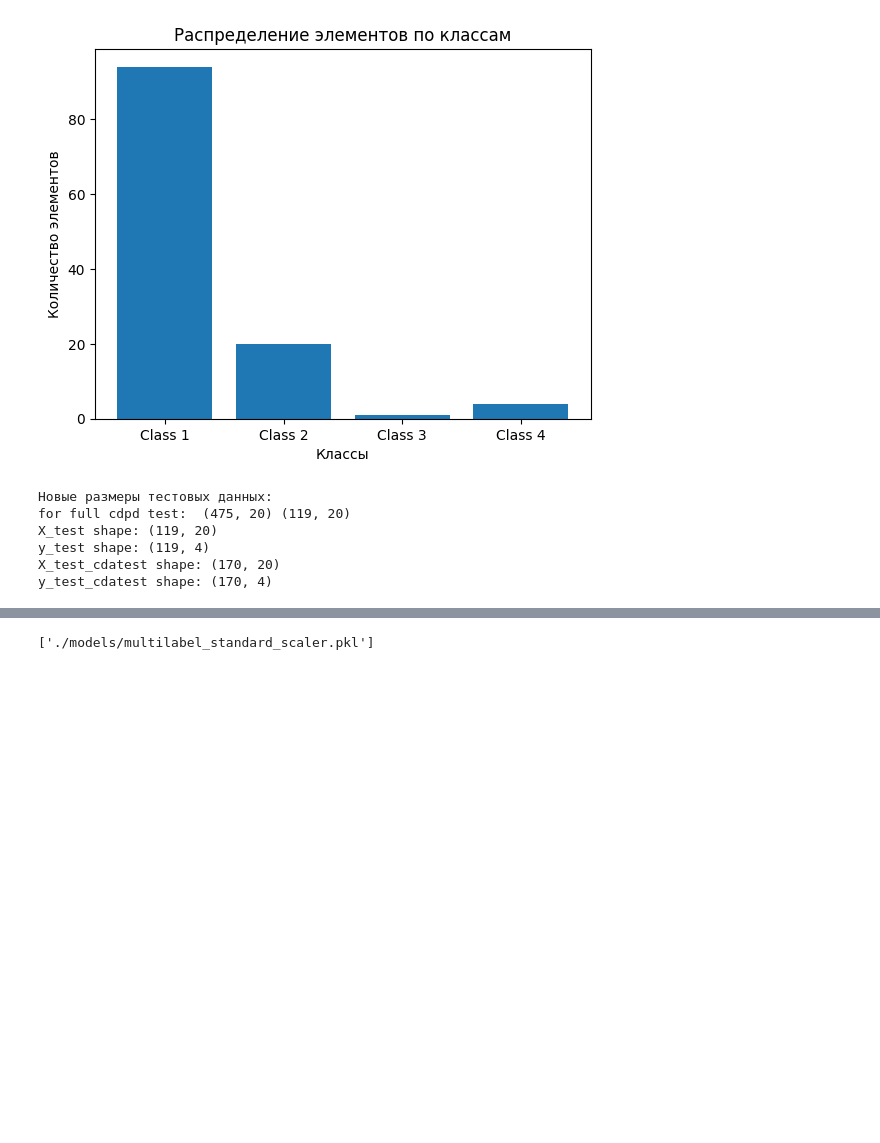
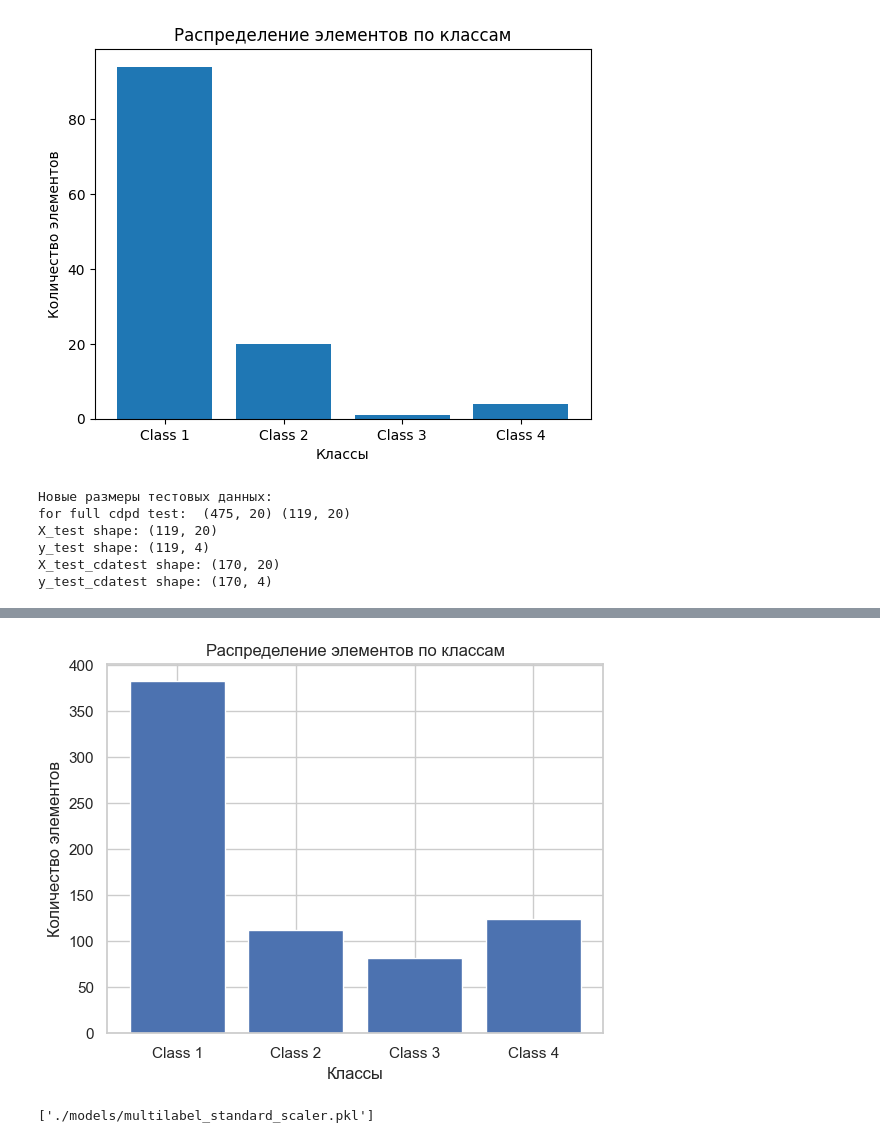
Before and after one commit to AnyashaTk/ElectronicStetoscope-Automizer-, a Jupyter notebook: notebooks/multilabel_trainings.ipynb, the cells around one changed output, grey strips where cells are left out. Cells and saved outputs as stored; diff of their text form; code cells hidden in the pictures; blank space fills up the shorter version.

```diff
--- a/notebooks/multilabel_trainings.ipynb
+++ b/notebooks/multilabel_trainings.ipynb
@@ -289,3 +384,17 @@ X_test_scaled_cdpd_cda = scaler.transform(X_test_cdpd_cda)
+# %%
+counts = y_train_cdpd_cda.sum(axis=0)
+
+# Создаём подписи классов (если есть)
+class_labels = [f'Class {i}' for i in range(1, y_test.shape[1] + 1)]
+
+# Строим столбчатую диаграмму
+plt.bar(class_labels, counts)
+plt.xlabel('Классы')
+plt.ylabel('Количество элементов')
+plt.title('Распределение элементов по классам')
+plt.show()
+# %% [output]
+[figure, added]
 # %%
 joblib.dump(scaler, "./models/multilabel_standard_scaler.pkl")
 # %% [output]
```
Also changed, not shown: parts of 28 cells of this notebook, 5 other files.
